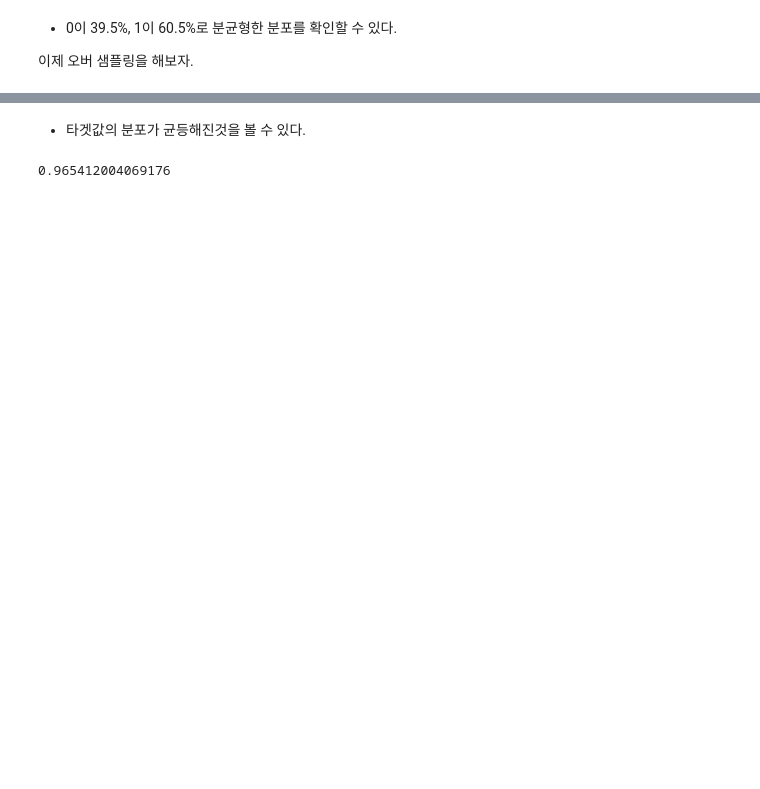
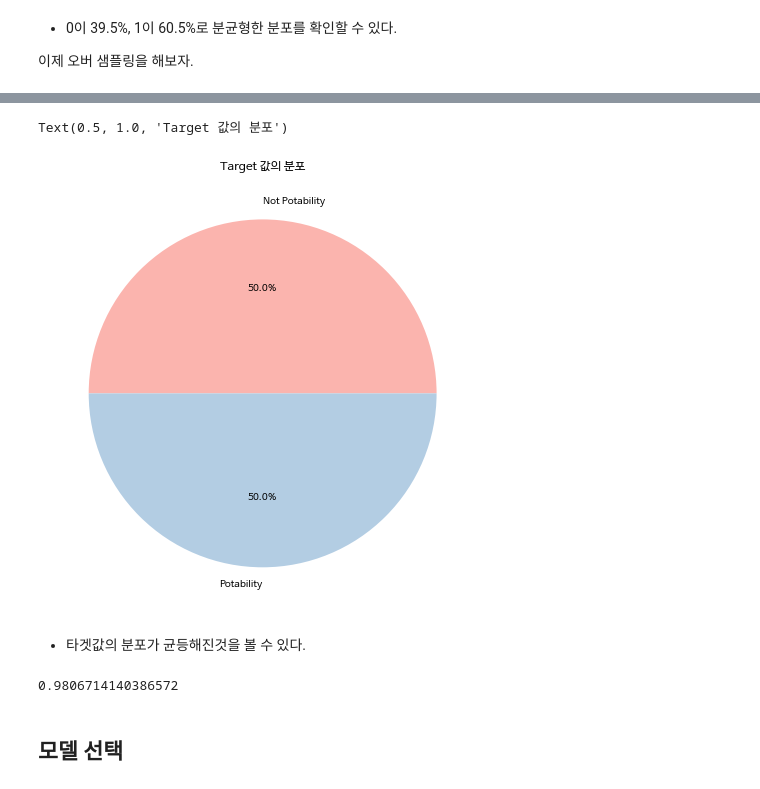
Before and after one commit to JIWON0520/TIL, a Jupyter notebook: 머신러닝/kaggle/Water_Quality_Classification.ipynb, the cells around one changed output, grey strips where cells are left out. Saved outputs shown, nothing was run; the diff lists cells and outputs as text; code cells hidden in the pictures; blank space fills up the shorter version.

```diff
--- a/머신러닝/kaggle/Water_Quality_Classification.ipynb
+++ b/머신러닝/kaggle/Water_Quality_Classification.ipynb
@@ -425,6 +477,8 @@ px.pie(y_train,names='Potability',title='Target 값의 분포')
 # %%
 sm=SMOTE(random_state=0)
 X_train,y_train=sm.fit_resample(X_train,y_train)
-y_train=pd.Series(y_train,name='Potability')
-px.pie(y_train,names='Potability',title='Target 값의 분포')
+y_train=pd.Series(y_train)
+plt.figure(figsize=(8,8))
+plt.pie(y_train.value_counts(),labels=['Not Potability','Potability'],colors=colors,autopct="%.1f%%")
+plt.title('Target 값의 분포')
 # %% [output]
@@ -432,3 +485,5 @@ px.pie(y_train,names='Potability',title='Target 값의 분포')
+Text(0.5, 1.0, 'Target 값의 분포')
+[figure, added]
 # %% [markdown]
 * 타겟값의 분포가 균등해진것을 볼 수 있다.
 # %%
@@ -438,4 +493,6 @@ grid.fit(X_train,y_train)
 pred=grid.predict(X_test)
 accuracy_score(y_test,pred)
 # %% [output]
-0.965412004069176
+0.9806714140386572
+# %% [markdown]
+## 모델 선택
```
Also changed, not shown: parts of 31 cells of this notebook.
